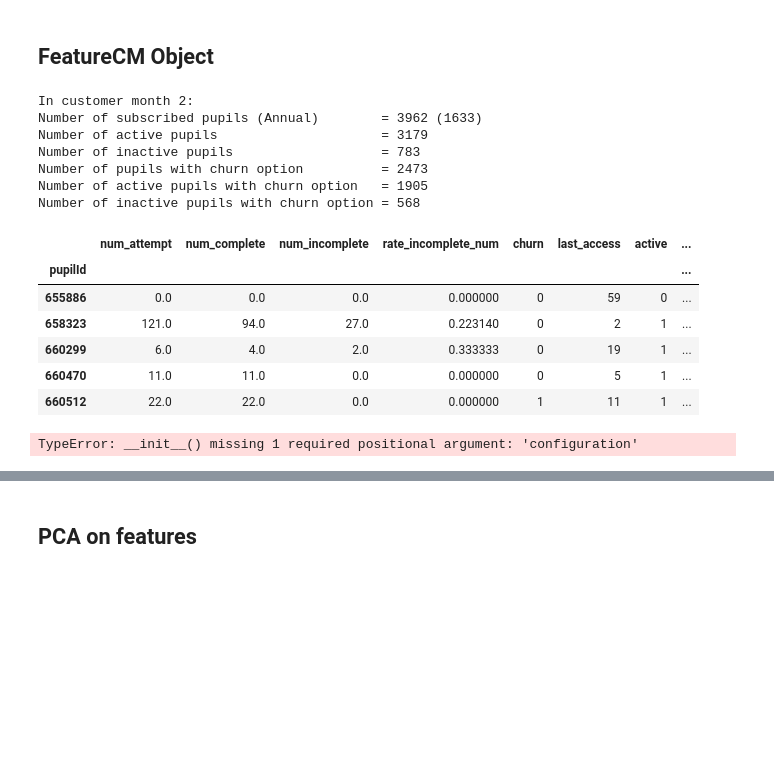
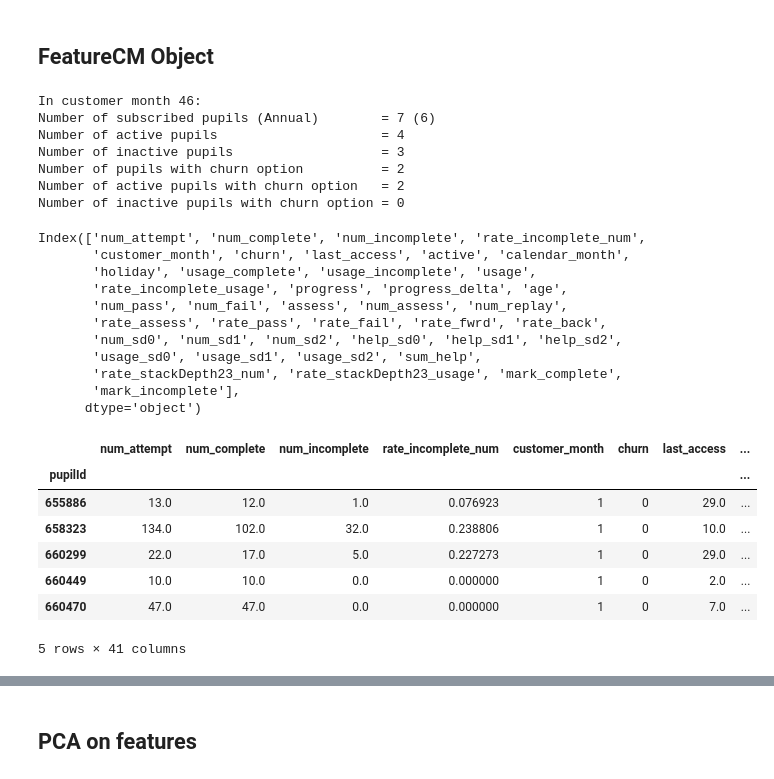
Before and after one commit to vicaws/Whizz, a Jupyter notebook: Code/Churn/Churn/NB_FeatureDefinition.ipynb, the cells around one changed output, grey strips where cells are left out. Cells and saved outputs as stored; diff of their text form; code cells hidden in the pictures; blank space fills up the shorter version.

```diff
--- a/Code/Churn/Churn/NB_FeatureDefinition.ipynb
+++ b/Code/Churn/Churn/NB_FeatureDefinition.ipynb
@@ -63,11 +63,11 @@ The dates frame has already been assigned customer month and saved in a file. Th
 # Initialise feature obj
 feature = Feature(df_datesFrame)
 
-#feature.add_usageTime(df_lesson1, df_incomp1)
-#feature.add_progressions(df_lesson1)
-#feature.add_age(df_pupils)
+feature.add_usageTime(df_lesson1, df_incomp1)
+feature.add_progressions(df_lesson1)
+feature.add_age(df_pupils)
 #feature.add_mathAge(df_lesson1, df_incomp1)
-#feature.add_outcome(df_lesson1)
+feature.add_outcome(df_lesson1)
 feature.add_mark(df_lesson1, df_incomp1)
-#feature.add_hardship(df_lesson1, df_incomp1)
+feature.add_hardship(df_lesson1, df_incomp1)
 # %% [output]
@@ -75,61 +82,74 @@ feature.add_mark(df_lesson1, df_incomp1)
 # %% [markdown]
 ## FeatureCM Object
 # %%
-cmonth = 2
+cmonth = 46
 ftrCM = FeatureCM(feature, cmonth, df_subspt1, df_pupils, cfg)
 
-#ftrCM.add_usageTime()
-#ftrCM.add_progress()
-#ftrCM.add_age()
-#ftrCM.add_outcome()
+ftrCM.add_usageTime()
+ftrCM.add_progress()
+ftrCM.add_age()
+ftrCM.add_outcome()
 ftrCM.add_mark()
-#ftrCM.add_hardship()
+ftrCM.add_hardship()
+
 #ftrCM.add_mathAge()
 
 df = ftrCM.df_whizz_
 # %% [output]
-In customer month 2:
-Number of subscribed pupils (Annual)        = 3962 (1633)
-Number of active pupils                     = 3179
-Number of inactive pupils                   = 783
-Number of pupils with churn option          = 2473
-Number of active pupils with churn option   = 1905
-Number of inactive pupils with churn option = 568
+In customer month 46:
+Number of subscribed pupils (Annual)        = 7 (6)
+Number of active pupils                     = 4
+Number of inactive pupils                   = 3
+Number of pupils with churn option          = 2
+Number of active pupils with churn option   = 2
+Number of inactive pupils with churn option = 0
 # %%
-df.head()
+df.columns
 # %% [output]
-|  | num_attempt | num_complete | num_incomplete | rate_incomplete_num | churn | last_access | active | ... |
-| pupilId |  |  |  |  |  |  |  | ... |
-| 655886 | 0.0 | 0.0 | 0.0 | 0.000000 | 0 | 59 | 0 | ... |
-| 658323 | 121.0 | 94.0 | 27.0 | 0.223140 | 0 | 2 | 1 | ... |
-| 660299 | 6.0 | 4.0 | 2.0 | 0.333333 | 0 | 19 | 1 | ... |
-| 660470 | 11.0 | 11.0 | 0.0 | 0.000000 | 0 | 5 | 1 | ... |
-| 660512 | 22.0 | 22.0 | 0.0 | 0.000000 | 1 | 11 | 1 | ... |
+Index(['num_attempt', 'num_complete', 'num_incomplete', 'rate_incomplete_num',
+       'customer_month', 'churn', 'last_access', 'active', 'calendar_month',
+       'holiday', 'usage_complete', 'usage_incomplete', 'usage',
+       'rate_incomplete_usage', 'progress', 'progress_delta', 'age',
+       'num_pass', 'num_fail', 'assess', 'num_assess', 'num_replay',
+       'rate_assess', 'rate_pass', 'rate_fail', 'rate_fwrd', 'rate_back',
+       'num_sd0', 'num_sd1', 'num_sd2', 'help_sd0', 'help_sd1', 'help_sd2',
+       'usage_sd0', 'usage_sd1', 'usage_sd2', 'sum_help',
+       'rate_stackDepth23_num', 'rate_stackDepth23_usage', 'mark_complete',
+       'mark_incomplete'],
+      dtype='object')
 # %%
 df_whizz = pd.DataFrame()
 nmonth = df_subspt1.customer_month.max()
-#nmonth = 2
+#nmonth = 49
 
 warnings.filterwarnings('ignore')
 for cmonth in tqdm(range(1, nmonth+1)):
 
-    ftrCM = FeatureCM(feature, cmonth, df_subspt1, cfg)
-    if ftrCM.df_whizz_.empty:
-        continue
+    ftrCM = FeatureCM(feature, cmonth, df_subspt1, df_pupils, cfg, verbose=False)
+
     ftrCM.add_usageTime()
     ftrCM.add_progress()
     ftrCM.add_age()
     ftrCM.add_outcome()
-    ftrCM.add_score()
     ftrCM.add_hardship()
-    ftrCM.add_mathAge()
+    ftrCM.add_mark()
+    #ftrCM.add_mathAge()
 
     df = ftrCM.df_whizz_
 
     df_whizz = pd.concat([df_whizz, df], axis=0)
 warnings.filterwarnings('default')
+
+df_whizz.head()
 # %% [output]
+|  | num_attempt | num_complete | num_incomplete | rate_incomplete_num | customer_month | churn | last_access | ... |
+| pupilId |  |  |  |  |  |  |  | ... |
+| 655886 | 13.0 | 12.0 | 1.0 | 0.076923 | 1 | 0 | 29.0 | ... |
+| 658323 | 134.0 | 102.0 | 32.0 | 0.238806 | 1 | 0 | 10.0 | ... |
+| 660299 | 22.0 | 17.0 | 5.0 | 0.227273 | 1 | 0 | 29.0 | ... |
+| 660449 | 10.0 | 10.0 | 0.0 | 0.000000 | 1 | 0 | 2.0 | ... |
+| 660470 | 47.0 | 47.0 | 0.0 | 0.000000 | 1 | 0 | 7.0 | ... |
-TypeError: __init__() missing 1 required positional argument: 'configuration'
+5 rows × 41 columns
 # %%
 df_whizz1 = df_whizz.set_index(['customer_month'], append=True, inplace=False)
 df_whizz1 = df_whizz.reset_index()
```
Also changed, not shown: parts of 6 cells of this notebook, 6 other files.
